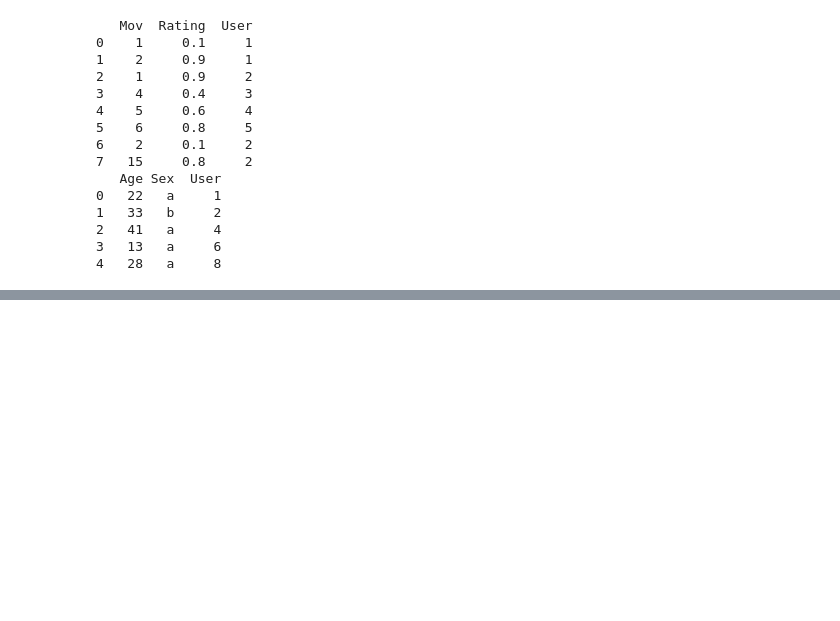
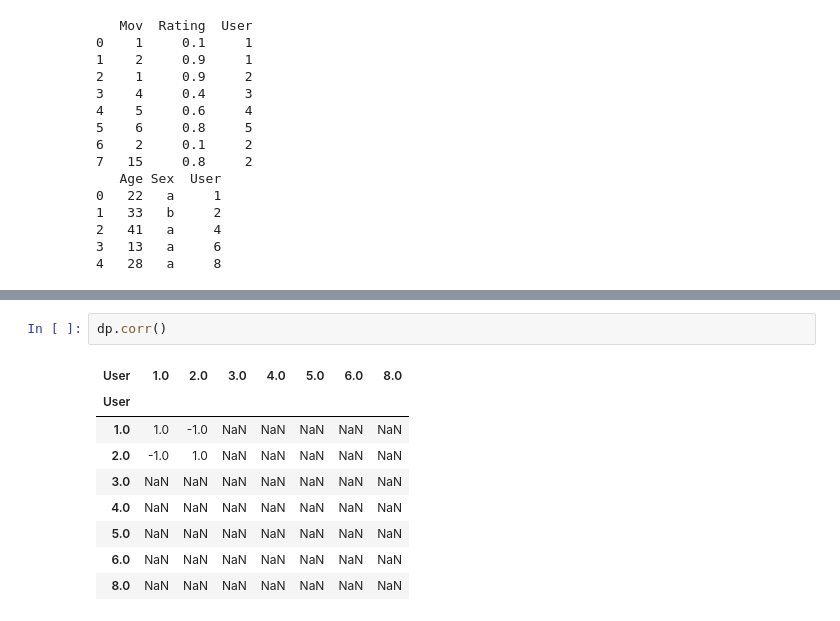
Before and after one commit to Ralleg314/TNUI, a Jupyter notebook: 2.NUI_numpy-pandas.ipynb, the cells around one changed output, grey strips where cells are left out. Saved outputs shown, nothing was run; the diff lists cells and outputs as text; blank space fills up the shorter version.

```diff
--- a/2.NUI_numpy-pandas.ipynb
+++ b/2.NUI_numpy-pandas.ipynb
@@ -774,0 +803,12 @@ Name: User, dtype: int64
+# %%
+dp.corr()
+# %% [output]
+| User | 1.0 | 2.0 | 3.0 | 4.0 | 5.0 | 6.0 | 8.0 |
+| User |  |  |  |  |  |  |  |
+| 1.0 | 1.0 | -1.0 | NaN | NaN | NaN | NaN | NaN |
+| 2.0 | -1.0 | 1.0 | NaN | NaN | NaN | NaN | NaN |
+| 3.0 | NaN | NaN | NaN | NaN | NaN | NaN | NaN |
+| 4.0 | NaN | NaN | NaN | NaN | NaN | NaN | NaN |
+| 5.0 | NaN | NaN | NaN | NaN | NaN | NaN | NaN |
+| 6.0 | NaN | NaN | NaN | NaN | NaN | NaN | NaN |
+| 8.0 | NaN | NaN | NaN | NaN | NaN | NaN | NaN |
```
Also changed, not shown: parts of 7 cells of this notebook.
